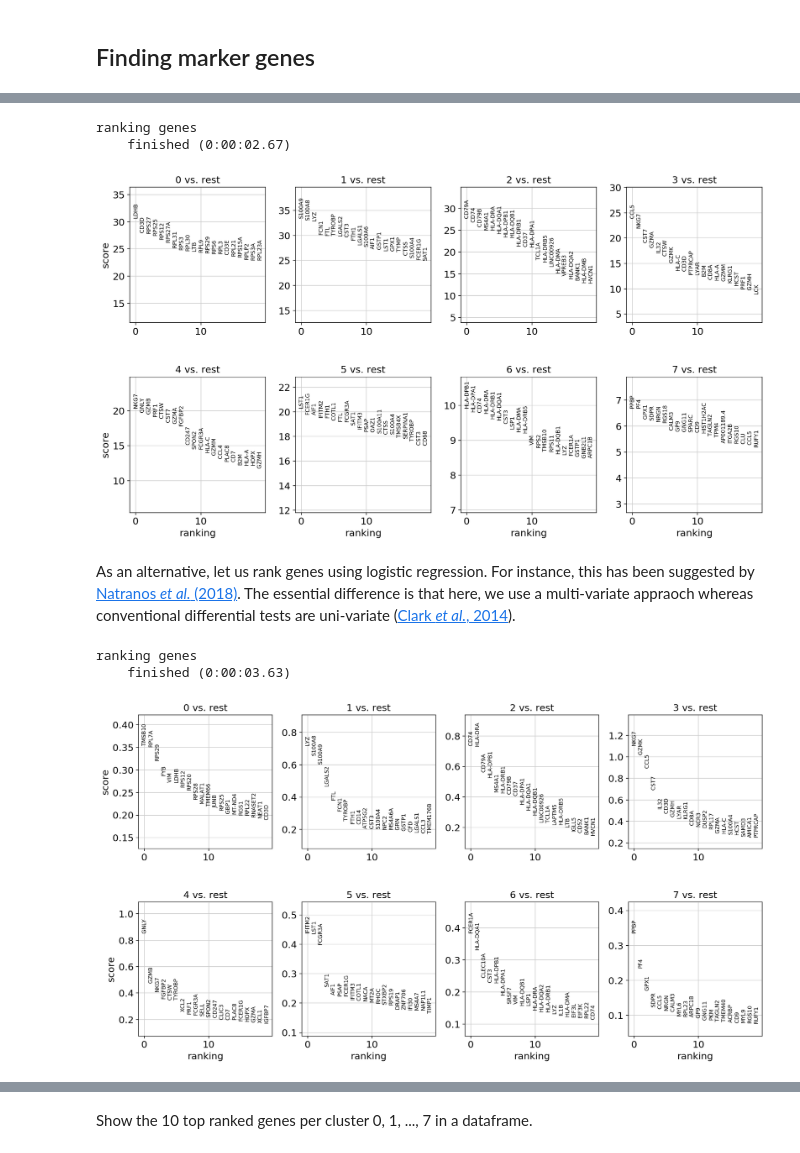
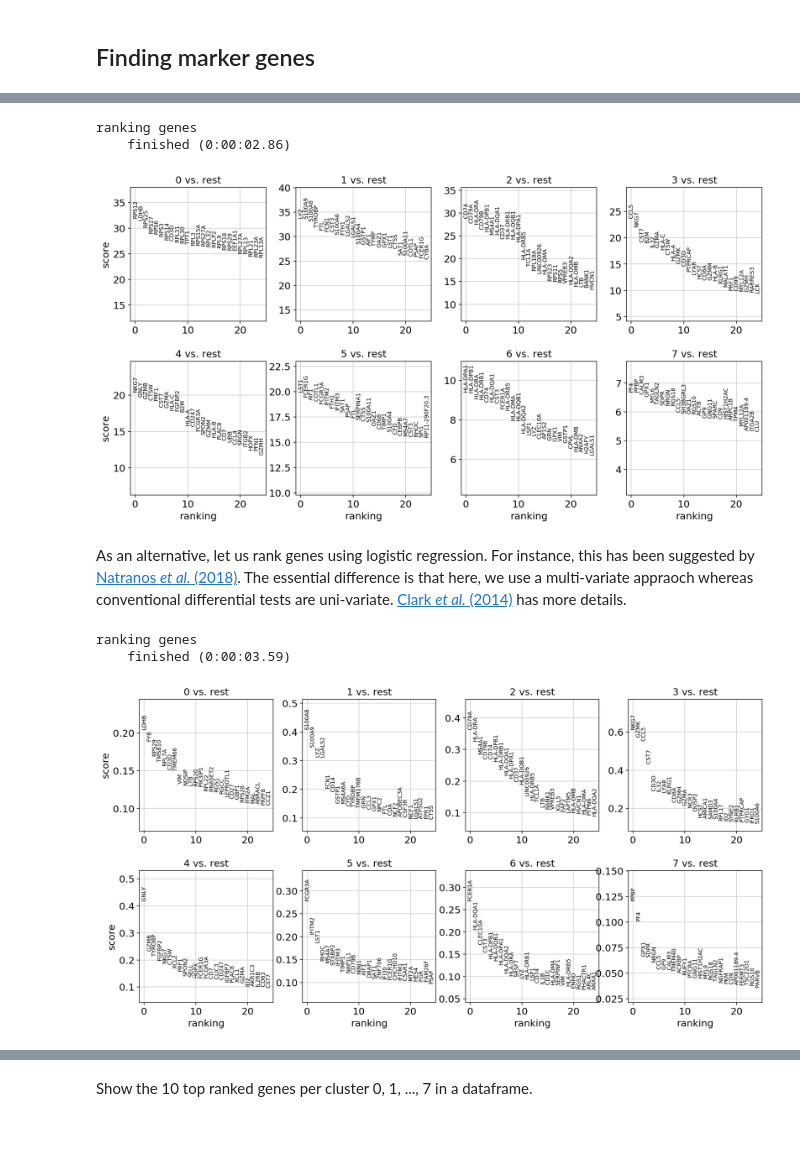
Before and after one commit to scverse/scanpy_usage, a Jupyter notebook: 170505_seurat/seurat.ipynb, the cells around one changed output, grey strips where cells are left out. Saved outputs shown, nothing was run; the diff lists cells and outputs as text; code cells hidden in the pictures.

```diff
--- a/170505_seurat/seurat.ipynb
+++ b/170505_seurat/seurat.ipynb
@@ -227,7 +229,7 @@ The result of a Wilcoxon-Rank-Sum test is very similar.
 # %%
 sc.tl.rank_genes_groups(adata, 'louvain', method='wilcoxon')
-sc.pl.rank_genes_groups(adata, n_genes=20, sharey=False)
+sc.pl.rank_genes_groups(adata, n_genes=25, sharey=False)
 # %% [output]
 ranking genes
-    finished (0:00:02.67)
+    finished (0:00:02.86)
-[figure, old version]
+[figure, new version]
@@ -234,10 +238,11 @@ ranking genes
 # %% [markdown]
-As an alternative, let us rank genes using logistic regression. For instance, this has been suggested by [Natranos *et al.* (2018)](https://doi.org/10.1101/258566). The essential difference is that here, we use a multi-variate appraoch whereas conventional differential tests are uni-variate ([Clark *et al.*, 2014](https://doi.org/10.1186/1471-2105-15-79)).
+As an alternative, let us rank genes using logistic regression. For instance, this has been suggested by [Natranos *et al.* (2018)](https://doi.org/10.1101/258566). The essential difference is that here, we use a multi-variate appraoch whereas conventional differential tests are uni-variate. [Clark *et al.* (2014)](https://doi.org/10.1186/1471-2105-15-79) has more details.
 # %%
-sc.tl.rank_genes_groups(adata, 'louvain', method='logreg')
-sc.pl.rank_genes_groups(adata, n_genes=20, sharey=False)
+adata_copy = adata.copy()
+sc.tl.rank_genes_groups(adata_copy, 'louvain', method='logreg')
+sc.pl.rank_genes_groups(adata_copy, n_genes=25, sharey=False)
 # %% [output]
 ranking genes
-    finished (0:00:03.63)
+    finished (0:00:03.59)
-[figure, old version]
+[figure, new version]
 # %% [markdown]
```
Also changed, not shown: parts of 41 cells of this notebook.
